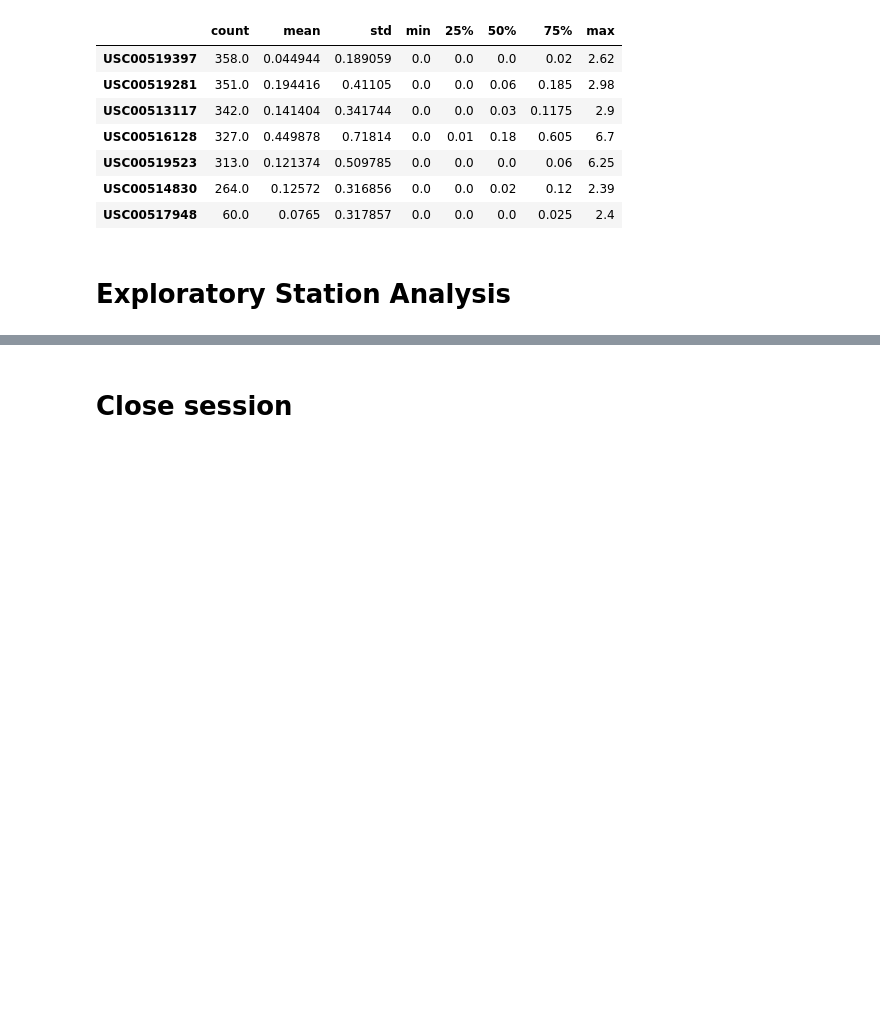
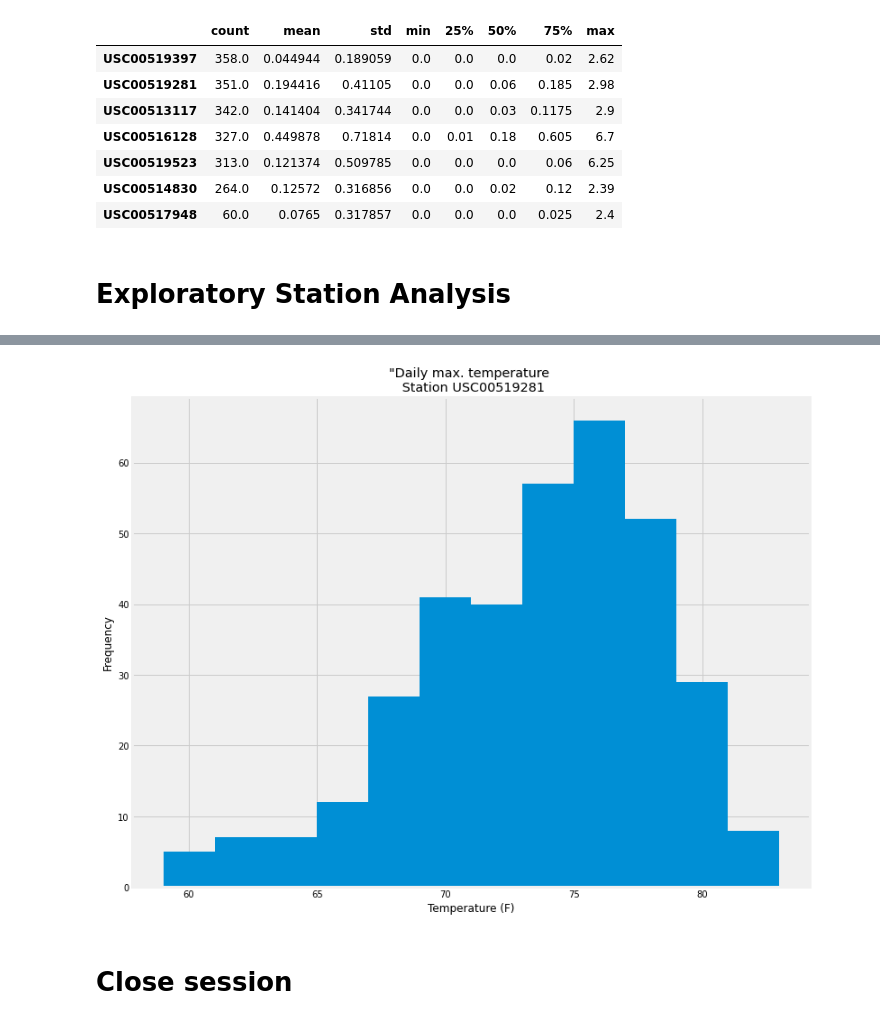
Before and after one commit to alanseed/sqlalchemy-challenge, a Jupyter notebook: climate.ipynb, the cells around one changed output, grey strips where cells are left out. Saved outputs shown, nothing was run; the diff lists cells and outputs as text; code cells hidden in the pictures; blank space fills up the shorter version.

```diff
--- a/climate.ipynb
+++ b/climate.ipynb
@@ -162,0 +189,12 @@ number_days
+# %%
+# Using the most active station id
+# Query the last 12 months of temperature observation data for this station and plot the results as a histogram
+max_tobs = session.query(Measurement.station, func.count(Measurement.tobs)).group_by(Measurement.station).order_by(func.count(Measurement.tobs).desc()).first()
+print(f"Station {max_tobs[0]}, number of observations = {max_tobs[1]}")
+tobs_df = pd.DataFrame(session.query(Measurement.date, Measurement.tobs).filter(Measurement.station == max_tobs[0], Measurement.date > start_date_str).all())
+
+# Sort the dataframe by date, convert into datetime, and set as the index
+tobs_df = tobs_df.sort_values(by=['date'])
+tobs_df['date'] = pd.to_datetime(tobs_df['date'])
+tobs_df = tobs_df.set_index('date')
+tobs_df
@@ -163,3 +217,12 @@ number_days
+# %%
+fig,ax = plt.subplots(figsize=(12,10))
+ax.hist(tobs_df['tobs'],bins=12)
+ax.set(xlabel="Temperature (F)",
+       ylabel="Frequency",
+       title=f"Daily max. temperature \n Station {max_tobs[0]}")
+plt.show()
+# %% [output]
+[figure, added]
 # %% [markdown]
 # Close session
 # %%
```
Also changed, not shown: parts of 9 cells of this notebook.
